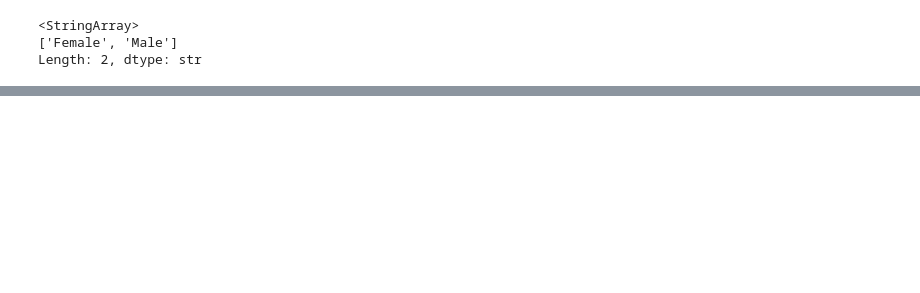
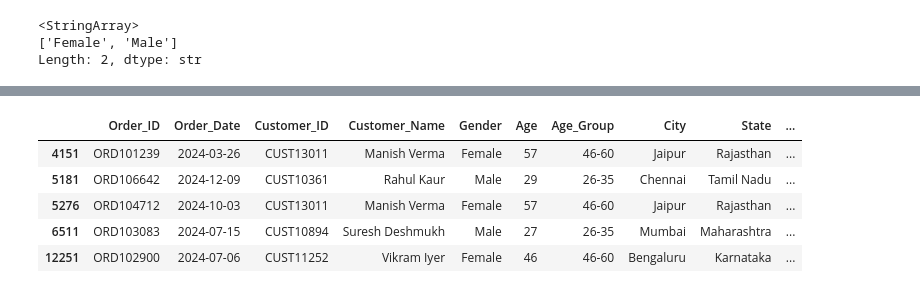
Before and after one commit to Tanujakarande5703/data_analysis_project, a Jupyter notebook: project.ipynb, the cells around one changed output, grey strips where cells are left out. Saved outputs shown, nothing was run; the diff lists cells and outputs as text; code cells hidden in the pictures; blank space fills up the shorter version.

```diff
--- a/project.ipynb
+++ b/project.ipynb
@@ -437,0 +547,9 @@ Length: 2, dtype: str
+# %%
+df_raw[df_raw["Quantity"]<=0]
+# %% [output]
+|  | Order_ID | Order_Date | Customer_ID | Customer_Name | Gender | Age | Age_Group | City | State | ... |
+| 4151 | ORD101239 | 2024-03-26 | CUST13011 | Manish Verma | Female | 57 | 46-60 | Jaipur | Rajasthan | ... |
+| 5181 | ORD106642 | 2024-12-09 | CUST10361 | Rahul Kaur | Male | 29 | 26-35 | Chennai | Tamil Nadu | ... |
+| 5276 | ORD104712 | 2024-10-03 | CUST13011 | Manish Verma | Female | 57 | 46-60 | Jaipur | Rajasthan | ... |
+| 6511 | ORD103083 | 2024-07-15 | CUST10894 | Suresh Deshmukh | Male | 27 | 26-35 | Mumbai | Maharashtra | ... |
+| 12251 | ORD102900 | 2024-07-06 | CUST11252 | Vikram Iyer | Female | 46 | 46-60 | Bengaluru | Karnataka | ... |
```
Also changed, not shown: parts of 44 cells of this notebook.
